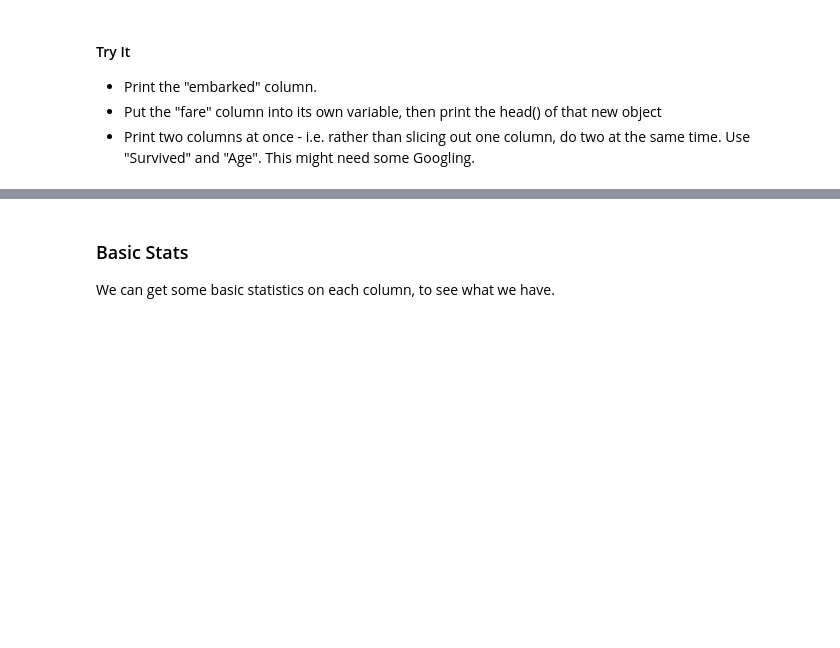
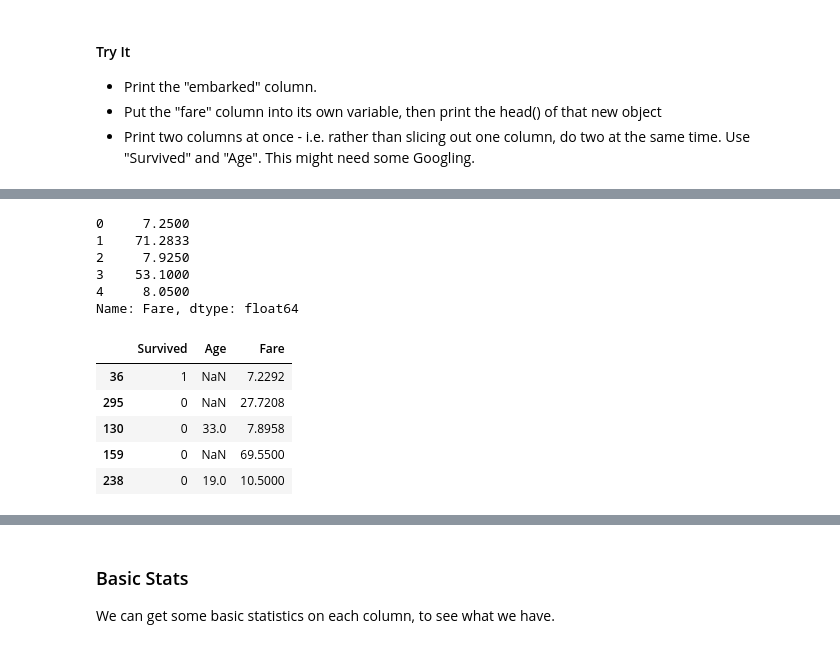
Before and after one commit to sijiahao-hub/Basic_Stats_in_Python_Student_Workbooks, a Jupyter notebook: 001_Basics.ipynb, the cells around one changed output, grey strips where cells are left out. Cells and saved outputs as stored; diff of their text form; code cells hidden in the pictures; blank space fills up the shorter version.

```diff
--- a/001_Basics.ipynb
+++ b/001_Basics.ipynb
@@ -179,3 +211,22 @@ Name: Survived, Length: 891, dtype: int64
+# %%
+fare_2022 = df ['Fare']
+fare_2022. head(5)
+# %% [output]
+0     7.2500
+1    71.2833
+2     7.9250
+3    53.1000
+4     8.0500
+Name: Fare, dtype: float64
 # %%
 #Challenge - print multiple columns. Survived and Age!
 #You may need to Google, think about what to Google and try to implement what you find
+tmp = df[["Survived", "Age", "Fare"]]
+tmp.sample(5)
+# %% [output]
+|  | Survived | Age | Fare |
+| 36 | 1 | NaN | 7.2292 |
+| 295 | 0 | NaN | 27.7208 |
+| 130 | 0 | 33.0 | 7.8958 |
+| 159 | 0 | NaN | 69.5500 |
+| 238 | 0 | 19.0 | 10.5000 |
```
Also changed, not shown: parts of 10 cells of this notebook, 1 other file.
